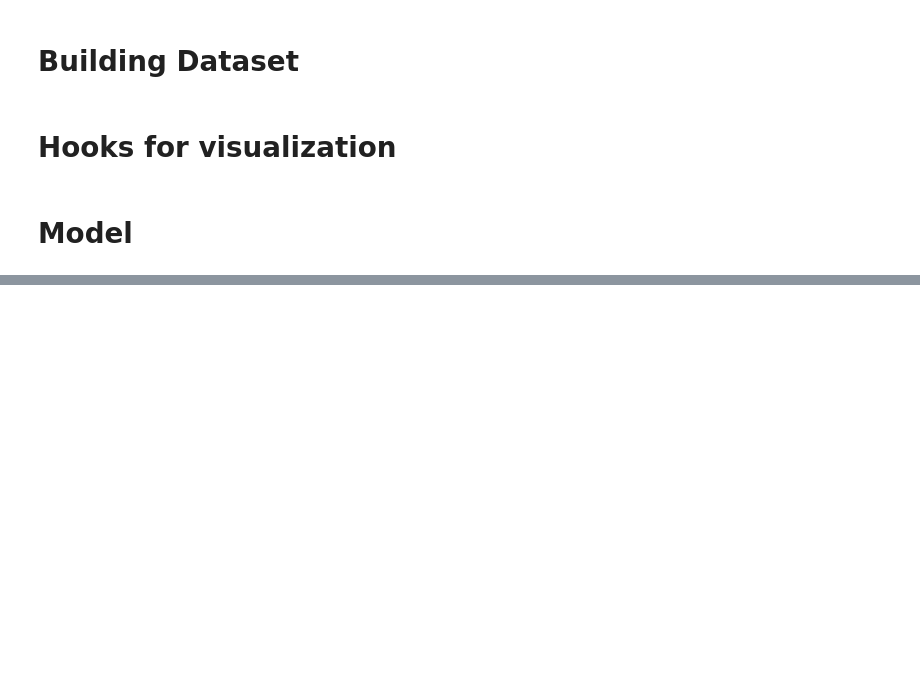
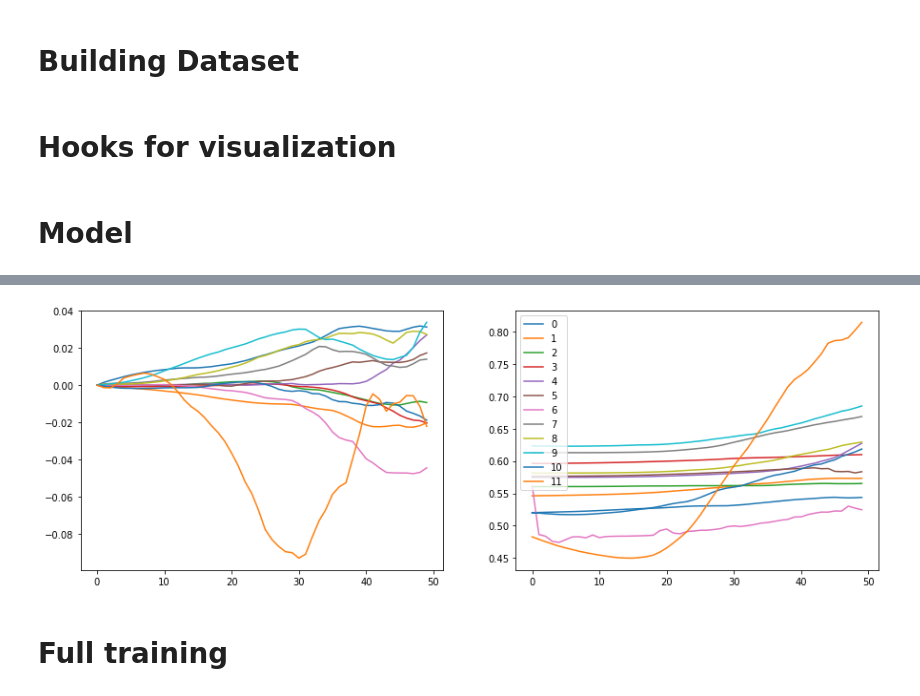
Before and after one commit to anhquan0412/fastai_v3p1, a Jupyter notebook: auto_encoder/conv_autoencoder.ipynb, the cells around one changed output, grey strips where cells are left out. Cells and saved outputs as stored; diff of their text form; code cells hidden in the pictures; blank space fills up the shorter version.

```diff
--- a/auto_encoder/conv_autoencoder.ipynb
+++ b/auto_encoder/conv_autoencoder.ipynb
@@ -276,0 +324,6 @@ init_layers(all_layers)
+# %%
+plot_mean_std(hook_layers,50)
+# %% [output]
+[figure, added]
+# %% [markdown]
+# Full training
```
Also changed, not shown: parts of 49 cells of this notebook.
